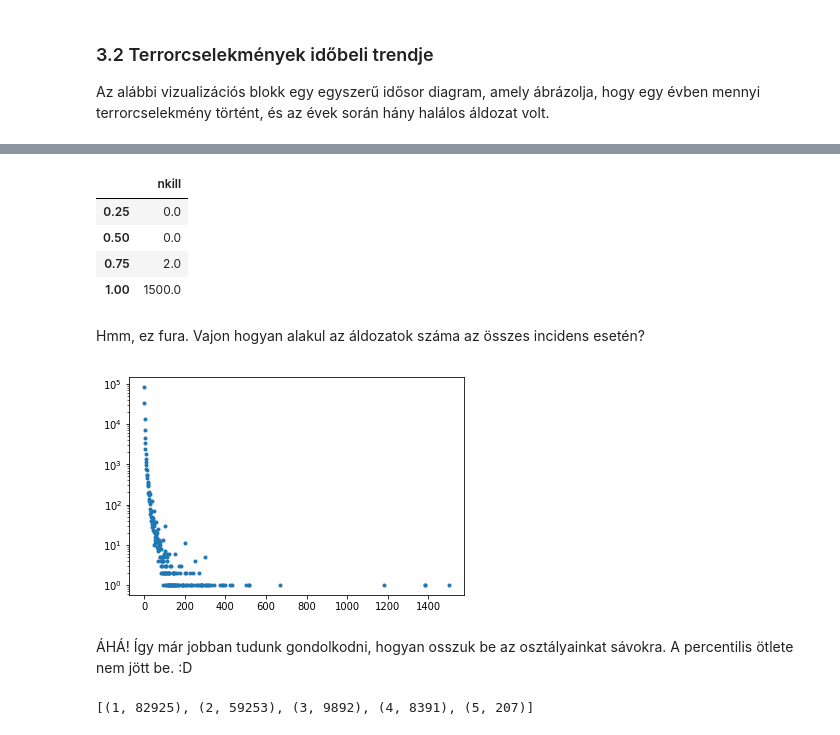
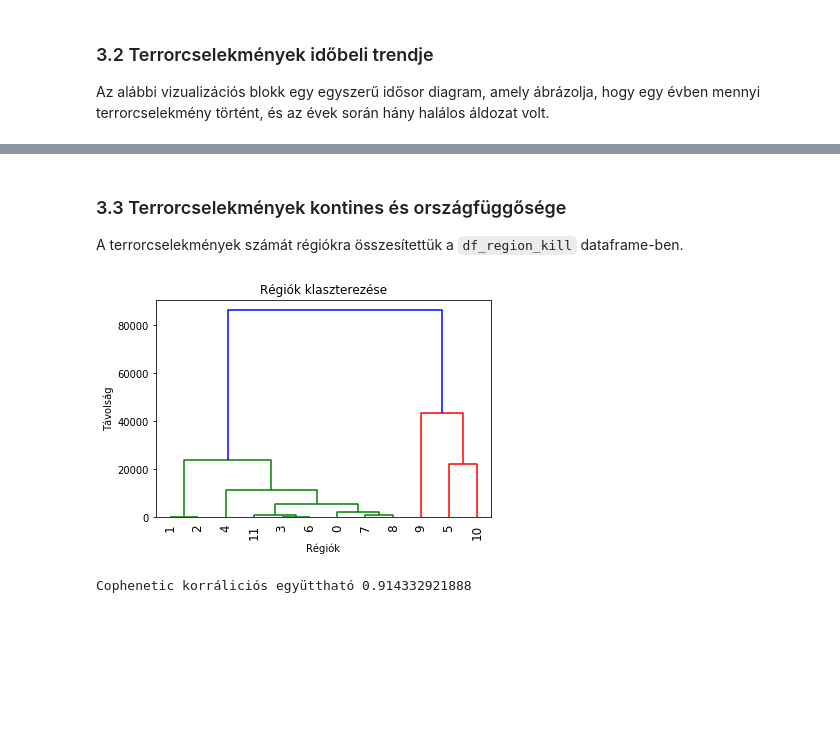
Before and after one commit to horver/big-data-hf, a Jupyter notebook: GTD2-HF.ipynb, the cells around one changed output, grey strips where cells are left out. Cells and saved outputs as stored; diff of their text form; code cells hidden in the pictures; blank space fills up the shorter version.

Commit message:
Klaszter update

```diff
--- a/GTD2-HF.ipynb
+++ b/GTD2-HF.ipynb
@@ -104,14 +140,15 @@ import pandas as pd
 
 region = getIndexByKey('region')
 nkill = getIndexByKey('nkill')
-rdd_country_kill = data.map(lambda x: (x[region], x[nkill]))\
-                       .filter(lambda x: x[0]!='region')\
-                       .sortByKey(1)
+rdd_region_kill = data.map(lambda x: (x[region], x[nkill]))\
+                      .filter(lambda x: x[0]!='region')\
+                      .sortByKey(1)
 
-country_kill = rdd_country_kill.collect()
-df_country_kill = pd.DataFrame.from_records(country_kill, columns = ('region', 'killed')).apply(pd.to_numeric)
-df_country_kill = df_country_kill.groupby('region').sum().reset_index()
-df_country_kill
+region_kill = rdd_region_kill.collect()
+df_region_kill = pd.DataFrame.from_records(region_kill, columns = ('region', 'killed')).apply(pd.to_numeric)
+#df_region_kill['killed'] = df_region_kill['killed'].apply(pd.to_numeric)
+df_region_kill = df_region_kill.groupby('region').sum().reset_index()
+df_region_kill
 # %% [output]
 |  | region | killed |
 | 0 | 1 | 4764.0 |
@@ -217,34 +255,24 @@ Klasszifikálnunk kell az incidenseket az áldozatok száma alapján. Alkothatn
-# %%
-nkill_column = data.map(lambda x: [x[nkill]]).filter(lambda x: x[0]!='nkill' and x[0]!='')
-df = pd.DataFrame(nkill_column.collect(),columns=['nkill']).apply(pd.to_numeric)
-df.quantile([0.25,0.5,0.75,1])
-# %% [output]
-|  | nkill |
-| 0.25 | 0.0 |
-| 0.50 | 0.0 |
-| 0.75 | 2.0 |
-| 1.00 | 1500.0 |
-# %% [markdown]
-Hmm, ez fura. Vajon hogyan alakul az áldozatok száma az összes incidens esetén?
-# %%
-nkill_sum = data.map(lambda x: (x[nkill], 1)).filter(lambda x: x[0]!='nkill' and x[0]!='').reduceByKey(lambda a,b: a+b).sortByKey(1)
-df2 = pd.DataFrame(nkill_sum.collect(), columns=['nkills','sum']).apply(pd.to_numeric)
-plt.plot(df2['nkills'],df2['sum'], '.')
-plt.yscale('log')
-plt.show()
-# %% [output]
-[figure, removed]
-# %% [markdown]
-ÁHÁ! Így már jobban tudunk gondolkodni, hogyan osszuk be az osztályainkat sávokra. A percentilis ötlete nem jött be. :D
-# %%
-def getClassLabel(number):
-    borders = (1,5,10,100) # i. oszályba tartozik egy incidens, ha a tömb i. indexű eleménél kevesebb áldozata volt
-    for i in range(len(borders)):
-        if int(number)<borders[i]:
-            return i+1
-    return len(borders)+1
-
-nkill_classes = data.map(lambda x: x[nkill]).filter(lambda x: x!='nkill' and x!='').map(lambda x: (getClassLabel(x), 1)).reduceByKey(lambda a,b: a+b).sortByKey(1)
-nkill_classes.collect()
-# %% [output]
-[(1, 82925), (2, 59253), (3, 9892), (4, 8391), (5, 207)]
+# %% [markdown]
+### 3.3 Terrorcselekmények kontines és országfüggősége
+
+A terrorcselekmények számát régiókra összesítettük a `df_region_kill` dataframe-ben.
+# %%
+from scipy.cluster.hierarchy import dendrogram, linkage
+from scipy.cluster.hierarchy import cophenet
+from scipy.spatial.distance import pdist
+
+from matplotlib import pyplot as plt
+
+Z = linkage(df_region_kill, 'average')
+
+plt.title('Régiók klaszterezése')
+plt.xlabel('Régiók')
+plt.ylabel('Távolság')
+dendrogram(Z, leaf_rotation=90)
+plt.show()
+
+c, coph_dists = cophenet(Z, pdist(df_region_kill))
+print("Cophenetic korráliciós együttható", c)
+# %% [output]
+[figure, added]
+Cophenetic korráliciós együttható 0.914332921888
```
Also changed, not shown: parts of 13 cells of this notebook.
